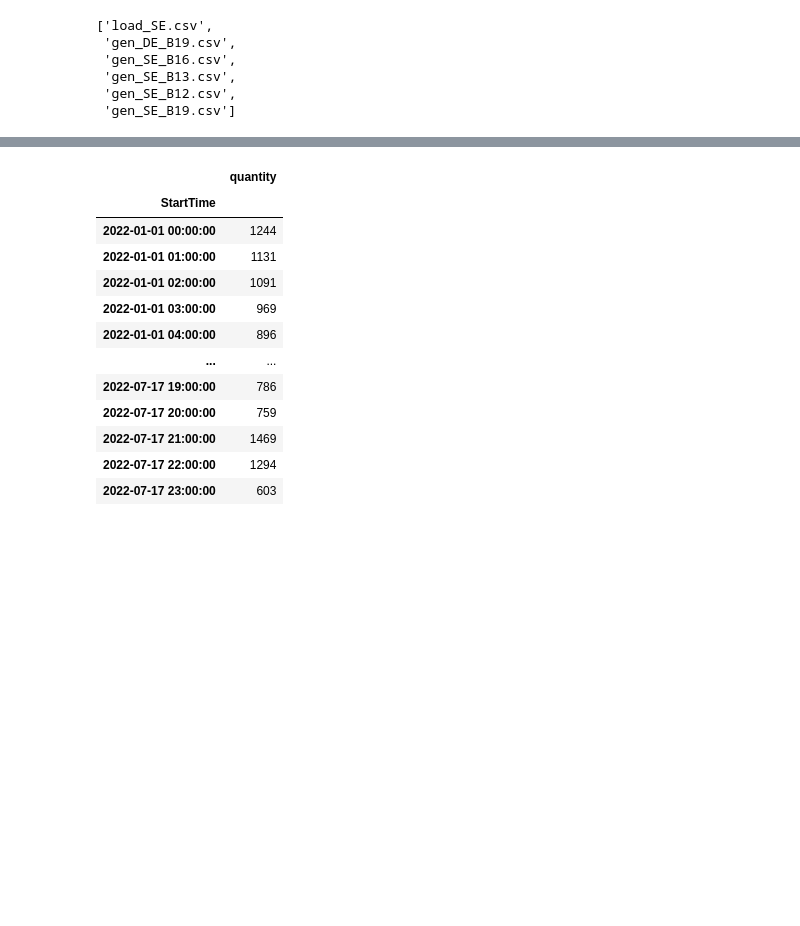
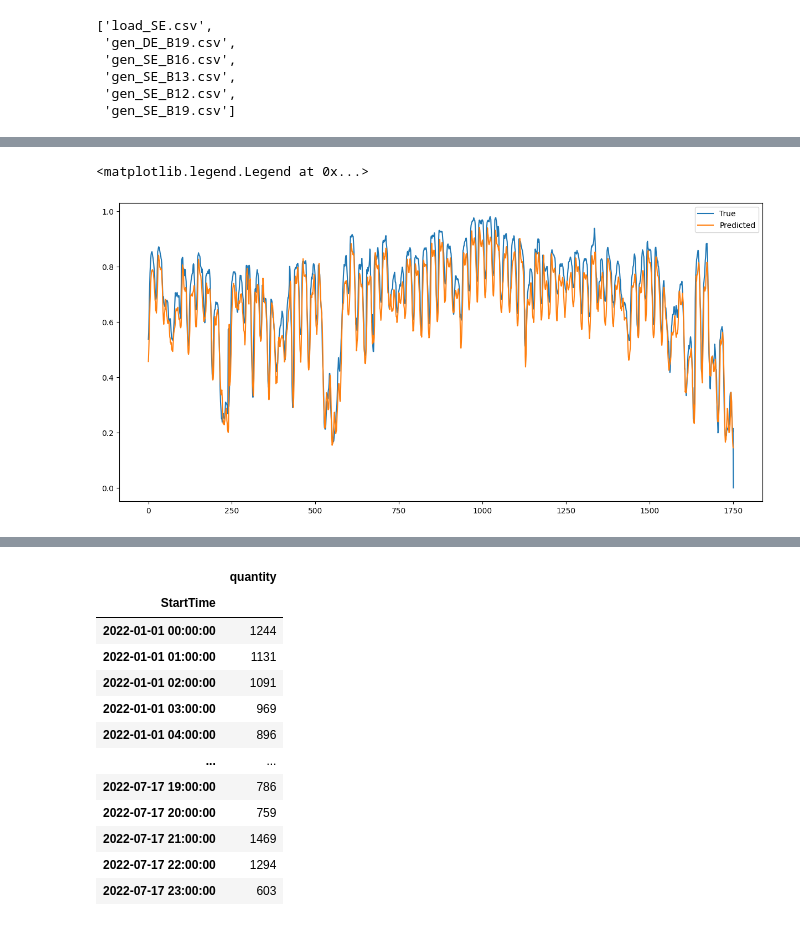
Before and after one commit to EvansVan/Zeros2Heros, a Jupyter notebook: src/cleanest.ipynb, the cells around one changed output, grey strips where cells are left out. Saved outputs shown, nothing was run; the diff lists cells and outputs as text; code cells hidden in the pictures; blank space fills up the shorter version.

```diff
--- a/src/cleanest.ipynb
+++ b/src/cleanest.ipynb
@@ -129,0 +365,18 @@ AttributeError: 'Timestamp' object has no attribute 'split'
+# %%
+from keras.models import Sequential
+from keras.layers import Conv1D, MaxPooling1D, Flatten, Dense
+
+# Define the CNN model
+model = Sequential()
+model.add(Conv1D(filters=64, kernel_size=2, activation='relu', input_shape=(X_train.shape[1], 1)))
+model.add(MaxPooling1D(pool_size=2))
+model.add(Flatten())
+model.add(Dense(50, activation='relu'))
+model.add(Dense(1))
+model.compile(optimizer='Adam', loss='mse')
+
+# Train the model
+model.fit(X_train, y_train, epochs=7, verbose=True)
+
+# Make a prediction
+y_pred = model.predict(X_test)
@@ -129,0 +399,10 @@ AttributeError: 'Timestamp' object has no attribute 'split'
+# %%
+# predict the test data
+y_pred = model.predict(X_test)
+y_pred_obs1 = y_pred
+# plot the results
+plt.figure(figsize=(15,7))
+plt.plot(y_test, label='True')
+plt.plot(y_pred, label='Predicted')
+plt.legend()
+# %% [output]
@@ -129,0 +410,2 @@ AttributeError: 'Timestamp' object has no attribute 'split'
+<matplotlib.legend.Legend at 0x...>
+[figure, added]
```
Also changed, not shown: parts of 25 cells of this notebook, 6 other files.
